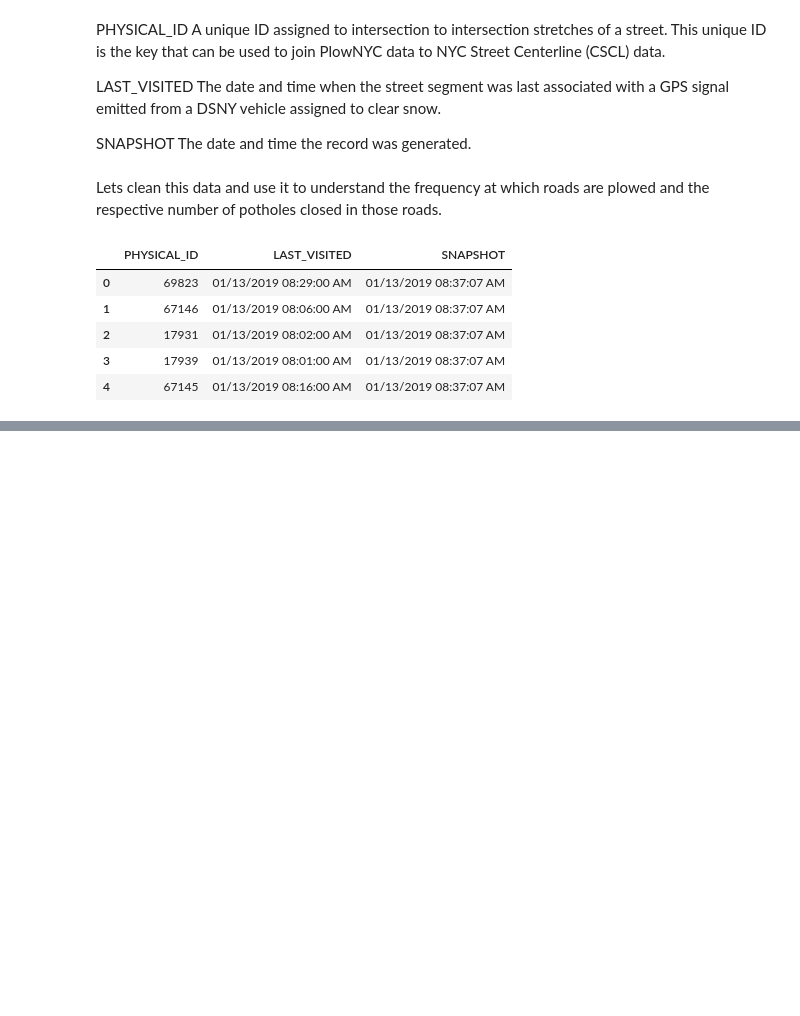
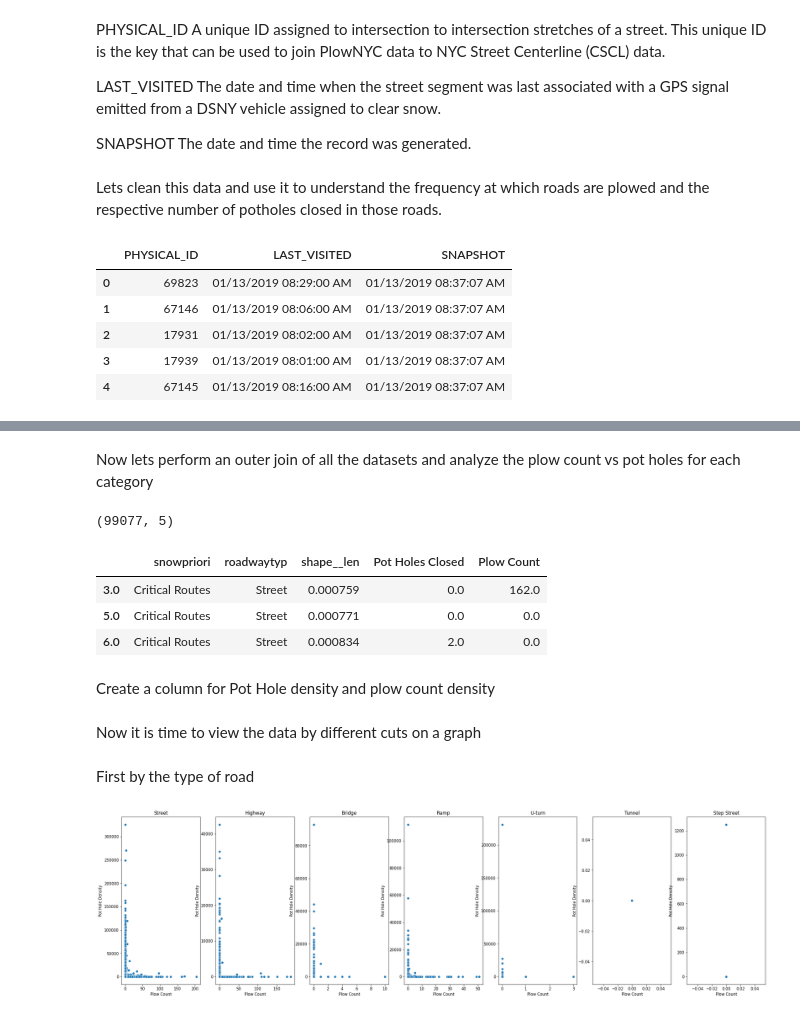
Before and after one commit to NYU-Marron-Urban-Data-Hackathon/Brooklyn-nine-nine, a Jupyter notebook: Plowing Snow vs Potholes.ipynb, the cells around one changed output, grey strips where cells are left out. Cells and saved outputs as stored; diff of their text form; code cells hidden in the pictures; blank space fills up the shorter version.

```diff
--- a/Plowing Snow vs Potholes.ipynb
+++ b/Plowing Snow vs Potholes.ipynb
@@ -361,8 +292,0 @@ First by the type of road
-# %%
-fig,axs = plt.subplots(1,len(Merged_df['roadwaytyp'].unique()),figsize=(30,8))
-
-for k,j in enumerate(Merged_df['roadwaytyp'].unique()):
-    temp = Merged_df[Merged_df['roadwaytyp'] == j]
-    temp = temp[temp['roadwaytyp']==j]
-    sns.scatterplot(data=temp,x = 'Plow Count',y='Pot Holes Closed',ax=axs[k])
-    axs[k].set_title(j)
@@ -451,0 +316,21 @@ Will this solve the <b>public menace</b>? We can't conclude. But given the data
+# %%
+index = df_snow_priority[df_snow_priority['snowpriori'] != 'V']
+index= index[['physicalid','snowpriori','roadwaytyp','shape__len']].set_index('physicalid',drop=True)
+index['snowpriori'] = index['snowpriori'].map({'C':'Critical Routes'\
+                                         ,'S':'Sector Routes'\
+                                         ,'H':'Haulster Routes'})
+index['roadwaytyp'] = index['roadwaytyp'].map({1:'Street'\
+                                         , 2:'Highway'\
+                                         , 3:'Bridge'\
+                                         , 4:'Tunnel'\
+                                         , 5:'Boardwalk'\
+                                         , 6:'Path/Trail'\
+                                         , 7:'Step Street'\
+                                         , 8:'Driveway'\
+                                         , 9:'Ramp'\
+                                         , 10:'Alley'\
+                                         , 11:'Unknown'\
+                                         , 12:'Non-physical street segment'
+                                         , 13:'U-turn'\
+                                         , 14:'Ferry route'})
+index.head()
@@ -451,0 +345,36 @@ Will this solve the <b>public menace</b>? We can't conclude. But given the data
+# %% [markdown]
+Now lets perform an outer join of all the datasets and analyze the plow count vs pot holes for each category
+# %%
+Merged_df = index.merge(DF_physical,how='outer',left_index=True, right_index=True)\
+                 .merge(PlowNYC_physical,how='outer',left_index=True, right_index=True)\
+                 .rename({'defnum':'Pot Holes Closed','LAST_VISITED':'Plow Count'},axis=1)
+Merged_df = Merged_df[~Merged_df['snowpriori'].isna()].fillna(0)
+Merged_df.shape
+# %% [output]
+(99077, 5)
+# %%
+Merged_df.head(3)
+# %% [output]
+|  | snowpriori | roadwaytyp | shape__len | Pot Holes Closed | Plow Count |
+| 3.0 | Critical Routes | Street | 0.000759 | 0.0 | 162.0 |
+| 5.0 | Critical Routes | Street | 0.000771 | 0.0 | 0.0 |
+| 6.0 | Critical Routes | Street | 0.000834 | 2.0 | 0.0 |
+# %% [markdown]
+Create a column for Pot Hole density and plow count density
+# %%
+Merged_df['Pot Hole Density'] = Merged_df['Pot Holes Closed']/Merged_df['shape__len']
+#/Merged_df['shape__len']
+# %% [markdown]
+Now it is time to view the data by different cuts on a graph
+# %% [markdown]
+First by the type of road
+# %%
+fig,axs = plt.subplots(1,len(Merged_df['roadwaytyp'].unique()),figsize=(30,8))
+
+for k,j in enumerate(Merged_df['roadwaytyp'].unique()):
+    temp = Merged_df[Merged_df['roadwaytyp'] == j]
+    temp = temp[temp['roadwaytyp']==j]
+    sns.scatterplot(data=temp,x = 'Plow Count',y='Pot Hole Density',ax=axs[k])
+    axs[k].set_title(j)
+# %% [output]
+[figure, added]
```
Also changed, not shown: parts of 40 cells of this notebook.
